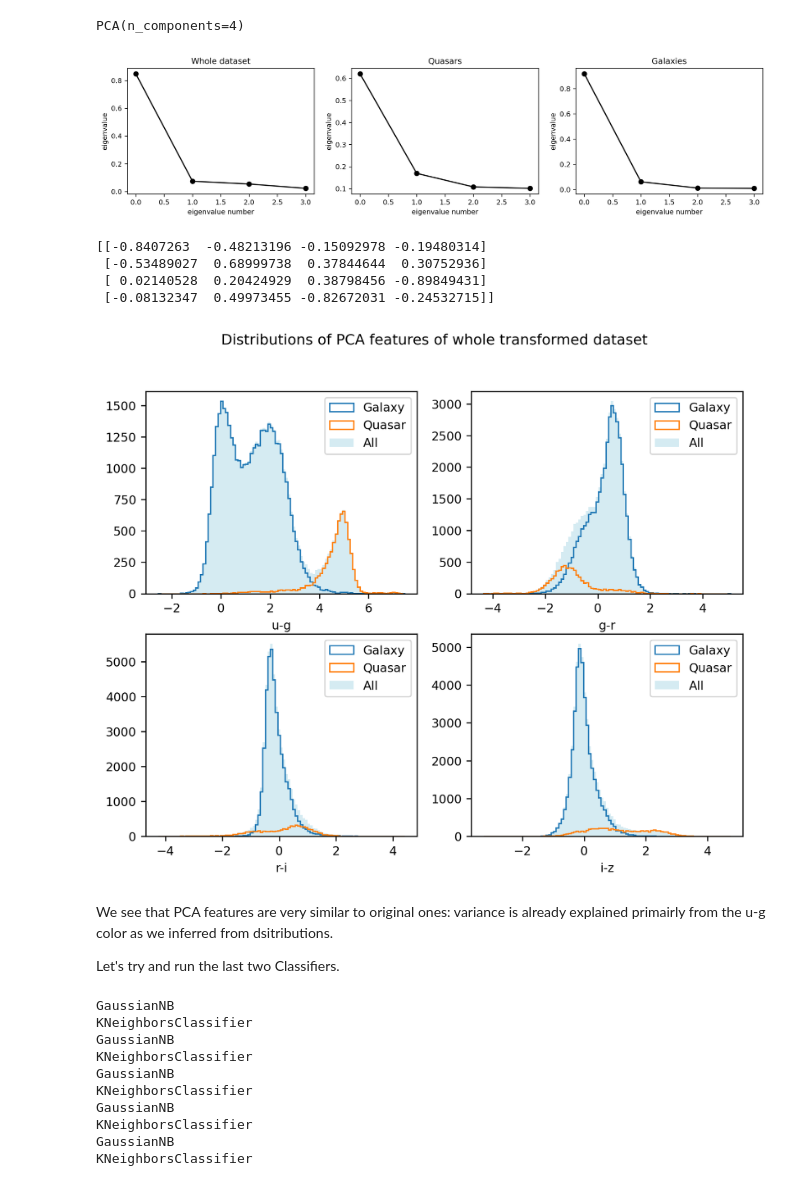
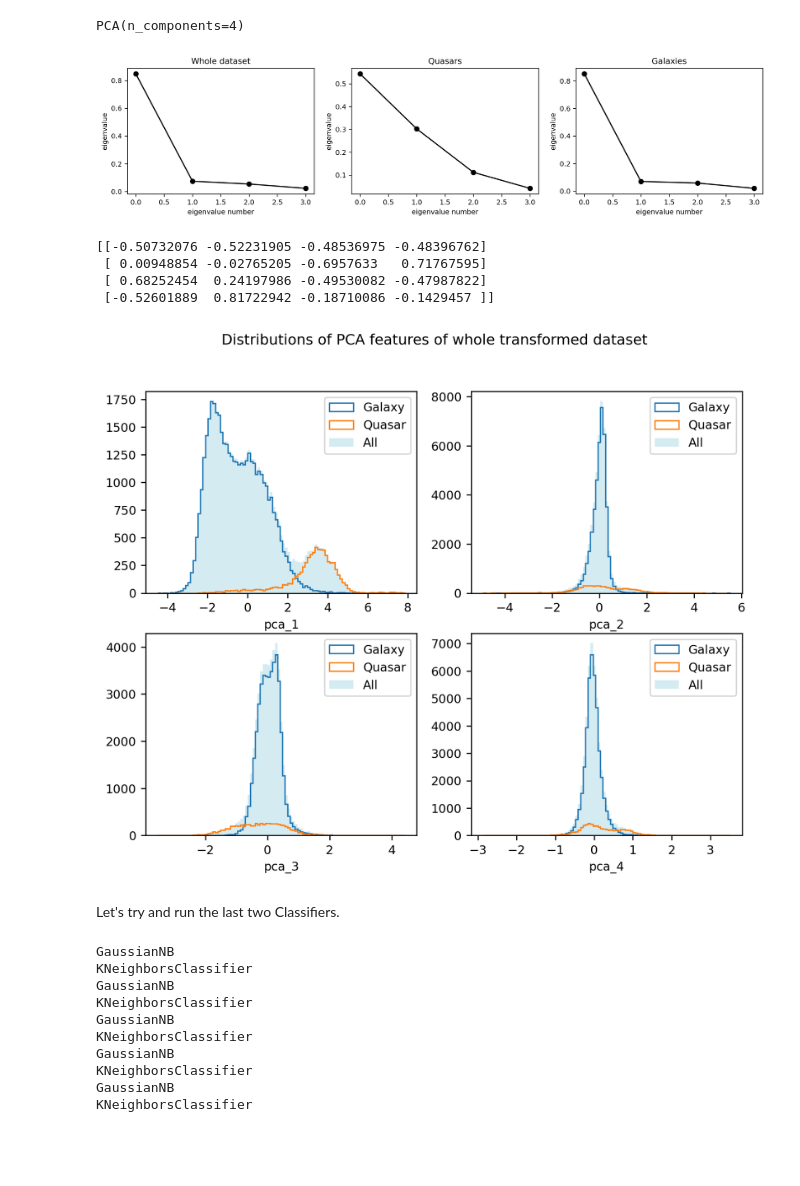
Before and after one commit to FraNob/astrostatistics_bicocca_2022, a Jupyter notebook: working/W19_galaxy_vs_quasar_UPDATE.ipynb, the cells around one changed output. Cells and saved outputs as stored; diff of their text form; code cells hidden in the pictures; blank space fills up the shorter version.

```diff
--- a/working/W19_galaxy_vs_quasar_UPDATE.ipynb
+++ b/working/W19_galaxy_vs_quasar_UPDATE.ipynb
@@ -416,7 +416,7 @@ for ax,metric,name in zip(axs.flatten(), metrics_list, names):
     ax.set_title(name)
     ax.set_xticks(x, labels)
 
-    ax.legend(loc='center right', fontsize=12)
+    ax.legend(loc='center left', fontsize=12)
 
     ax.bar_label(rects1, padding=3, fmt='%.3f')
     ax.bar_label(rects2, padding=3, fmt='%.3f')
@@ -456,14 +456,14 @@ ax[0].set_xlabel('eigenvalue number')
 ax[0].set_ylabel('eigenvalue')
 ax[0].set_title('Whole dataset')
 
-pca.fit(X[y==1])
+pca.fit(X_train[y_train==1])
 evals = pca.explained_variance_ratio_
 ax[1].plot(np.arange(n_components), evals, '-ok')
 ax[1].set_xlabel('eigenvalue number')
 ax[1].set_ylabel('eigenvalue')
 ax[1].set_title('Quasars')
 
-pca.fit(X[y==0])
+pca.fit(X_train[y_train==0])
 evals = pca.explained_variance_ratio_
 ax[2].plot(np.arange(n_components), evals, '-ok')
 ax[2].set_xlabel('eigenvalue number')
@@ -472,14 +472,16 @@ ax[2].set_title('Galaxies')
 
 plt.tight_layout;
 # %% [output]
-[figure, old version]
+[figure, new version]
-# %%
-print(pca.components_)
-# %% [output]
-[[-0.8407263  -0.48213196 -0.15092978 -0.19480314]
- [-0.53489027  0.68999738  0.37844644  0.30752936]
- [ 0.02140528  0.20424929  0.38798456 -0.89849431]
- [-0.08132347  0.49973455 -0.82672031 -0.24532715]]
+# %%
+pca.fit(X_train)
+comp = pca.components_
+print(comp)
+# %% [output]
+[[-0.50732076 -0.52231905 -0.48536975 -0.48396762]
+ [ 0.00948854 -0.02765205 -0.6957633   0.71767595]
+ [ 0.68252454  0.24197986 -0.49530082 -0.47987822]
+ [-0.52601889  0.81722942 -0.18710086 -0.1429457 ]]
 # %%
 X_pca_train = pca.transform(X_train)
 X_pca_test = pca.transform(X_test)
@@ -487,36 +489,35 @@ X_pca_test = pca.transform(X_test)
 X_pca = np.concatenate((X_pca_test, X_pca_train))
 y_pca = np.concatenate((y_test,y_train))
 # %%
-# Check if we selected right data
+# Distribution of PCA features
 
 #-------  Plt params  ----------------
 plt.rc('figure', figsize=(8,6), dpi=120)
 plt.rcParams.update({'font.size': 9})
 #--------------------------------------------
 
 fig, axs = plt.subplots(2,2)
 
 fig.suptitle('Distributions of PCA features of whole transformed dataset')
 
-for ax,color, name in zip(axs.flatten() ,X_pca.T, names):
+
+for ax,color, name in zip(axs.flatten() ,X_pca.T, ['pca_1', 'pca_2', 'pca_3', 'pca_4']):
     bins = np.linspace(np.min(color), np.max(color), 100)
     gala = color[y_pca==0]
     quas = color[y_pca==1]
     ax.hist(gala, bins=bins, histtype = 'step', label = 'Galaxy', lw=1)
     ax.hist(quas, bins=bins, histtype = 'step', label = 'Quasar', lw=1)
     ax.hist(color, bins=bins, label = 'All', color='lightblue', alpha=0.5,)
     ax.legend()
     ax.set_xlabel(name)
 
     # ax.set_yscale('log')
 
 plt.tight_layout;
 # %% [output]
-[figure, old version]
+[figure, new version]
-# %% [markdown]
-We see that PCA features are very similar to original ones:  variance is already explained primairly from the u-g color as we inferred from dsitributions.
-
-Let's try and run the last two Classifiers.
+# %% [markdown]
+Let's try and run the last two Classifiers.
 # %%
 data_list = []
 
```
Also changed, not shown: parts of 4 cells of this notebook.
